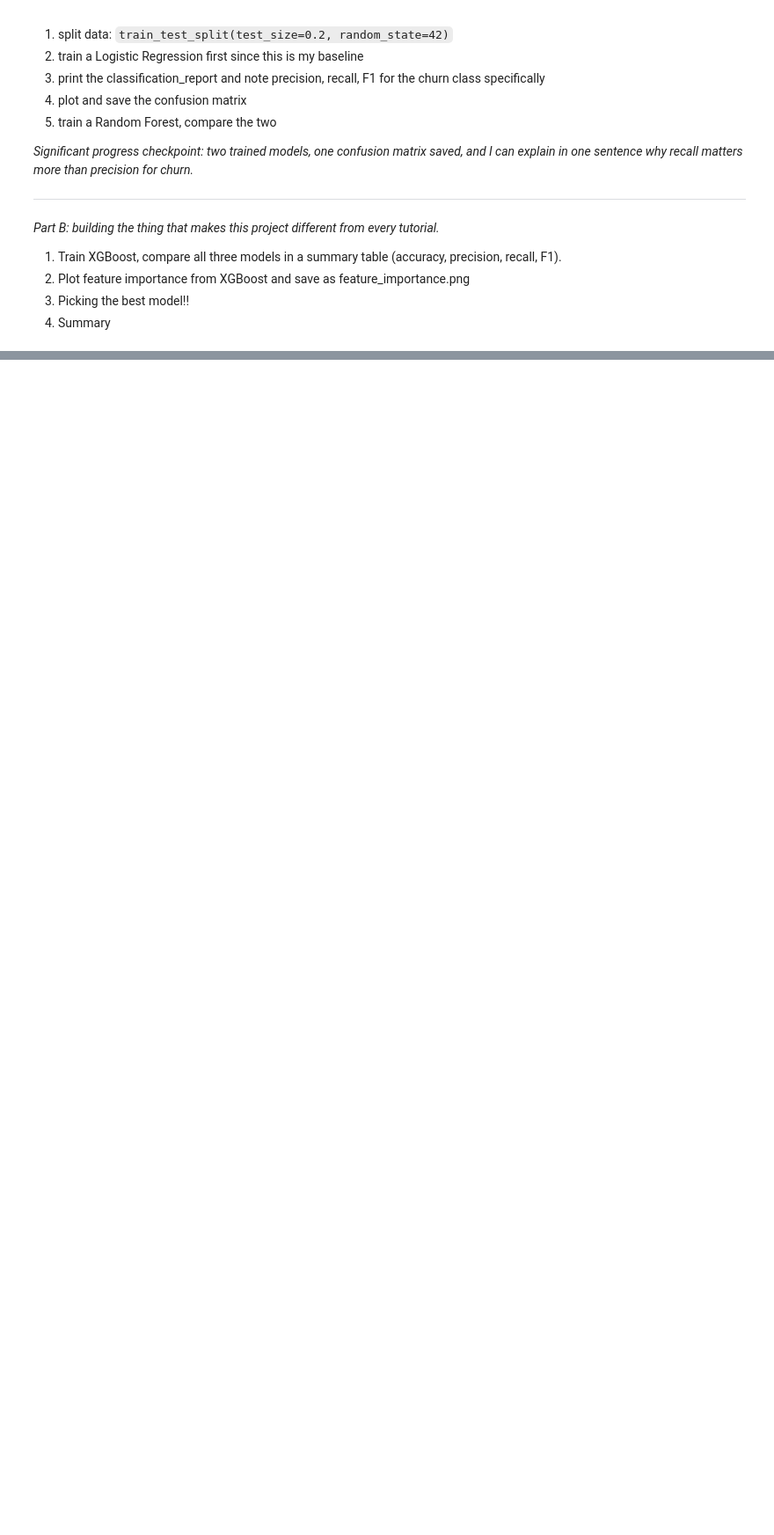
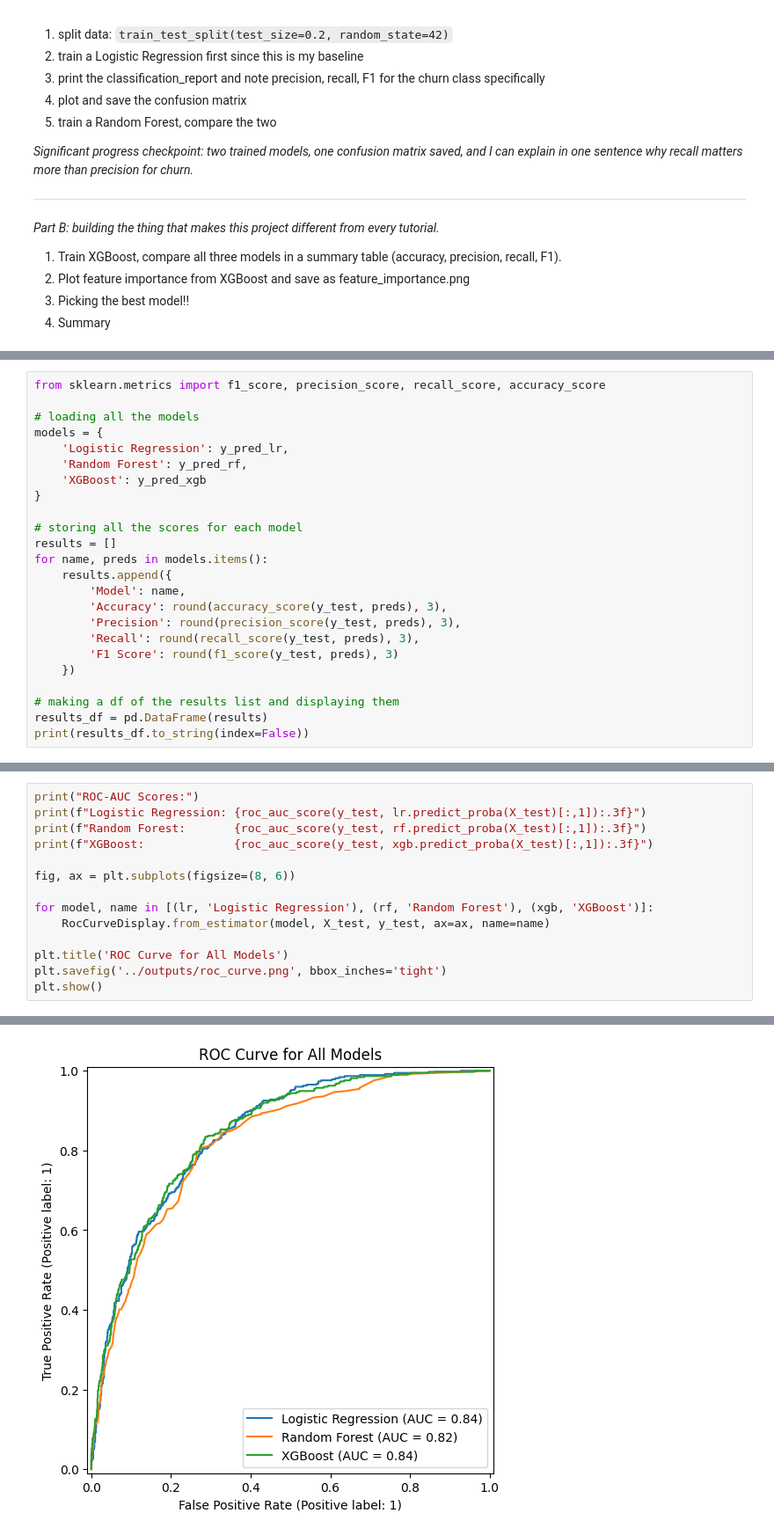
Before and after one commit to marzafiee/churn-risk-analyzer, a Jupyter notebook: notebooks/modelling.ipynb, the cells around one changed output, grey strips where cells are left out. Shown at 88% size. Drawn from its saved outputs; the diff is of its cells as text; blank space fills up the shorter version.

```diff
--- a/notebooks/modelling.ipynb
+++ b/notebooks/modelling.ipynb
@@ -41,0 +271,24 @@ df.shape
+# %%
+from sklearn.metrics import f1_score, precision_score, recall_score, accuracy_score
+
+# loading all the models
+models = {
+    'Logistic Regression': y_pred_lr,
+    'Random Forest': y_pred_rf,
+    'XGBoost': y_pred_xgb
+}
+
+# storing all the scores for each model
+results = []
+for name, preds in models.items():
+    results.append({
+        'Model': name,
+        'Accuracy': round(accuracy_score(y_test, preds), 3),
+        'Precision': round(precision_score(y_test, preds), 3),
+        'Recall': round(recall_score(y_test, preds), 3),
+        'F1 Score': round(f1_score(y_test, preds), 3)
+    })
+
+# making a df of the results list and displaying them
+results_df = pd.DataFrame(results)
+print(results_df.to_string(index=False))
@@ -41,0 +313,15 @@ df.shape
+# %%
+print("ROC-AUC Scores:")
+print(f"Logistic Regression: {roc_auc_score(y_test, lr.predict_proba(X_test)[:,1]):.3f}")
+print(f"Random Forest:       {roc_auc_score(y_test, rf.predict_proba(X_test)[:,1]):.3f}")
+print(f"XGBoost:             {roc_auc_score(y_test, xgb.predict_proba(X_test)[:,1]):.3f}")
+
+fig, ax = plt.subplots(figsize=(8, 6))
+
+for model, name in [(lr, 'Logistic Regression'), (rf, 'Random Forest'), (xgb, 'XGBoost')]:
+    RocCurveDisplay.from_estimator(model, X_test, y_test, ax=ax, name=name)
+
+plt.title('ROC Curve for All Models')
+plt.savefig('../outputs/roc_curve.png', bbox_inches='tight')
+plt.show()
+# %% [output]
@@ -41,0 +332 @@ df.shape
+[figure, added]
```
Also changed, not shown: parts of 34 cells of this notebook.
